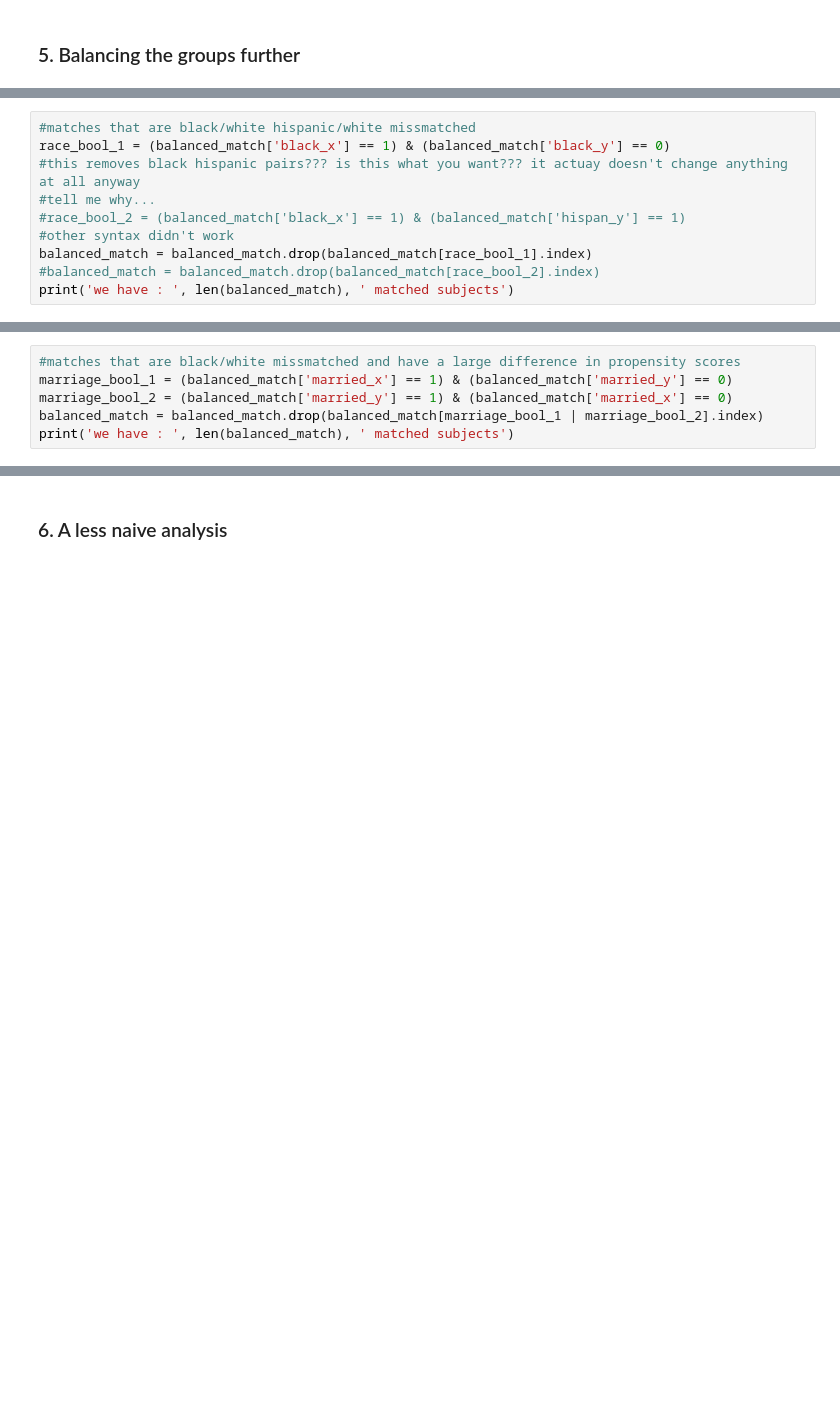
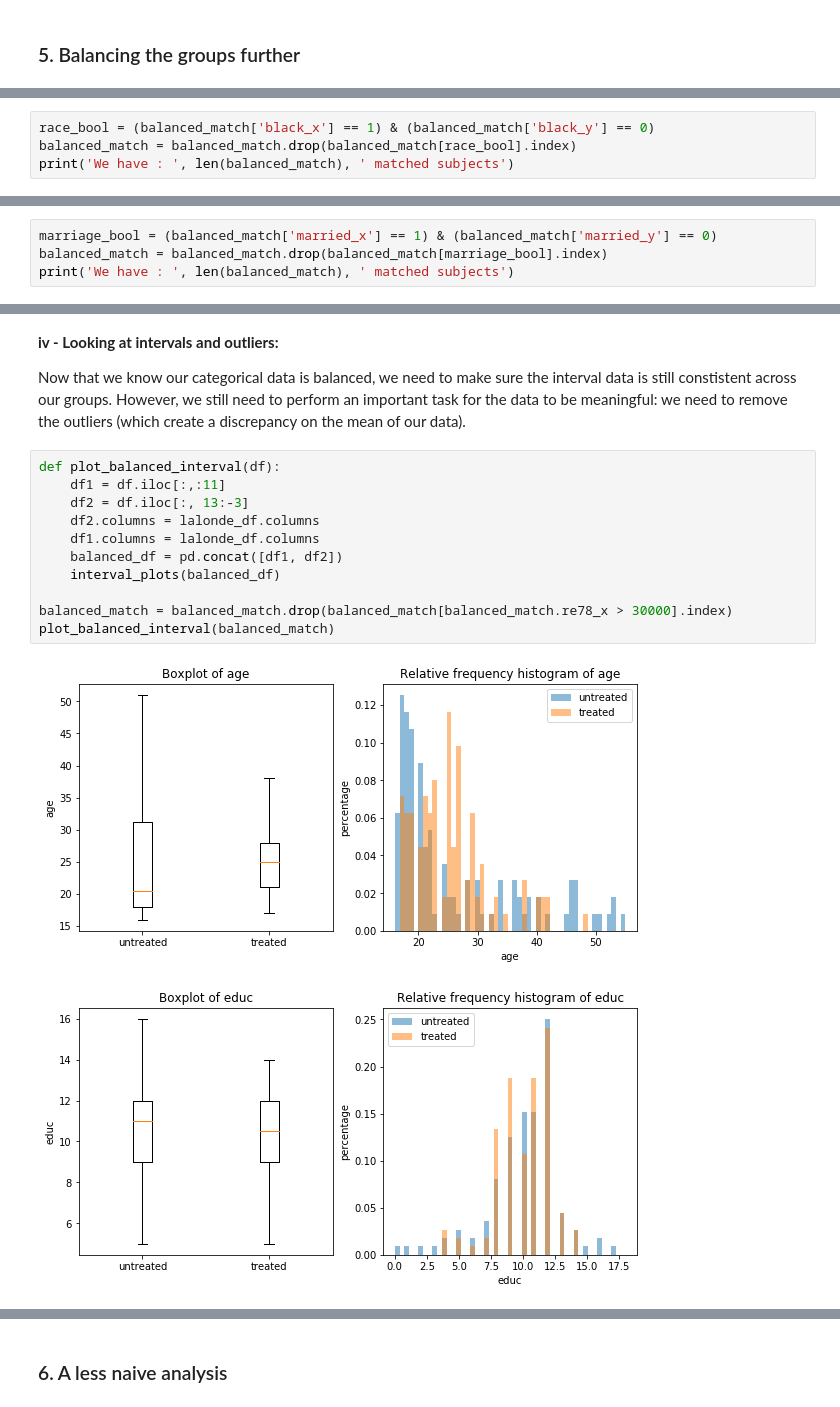
Before and after one commit to mtaziz/ada, a Jupyter notebook: HW4/Homework 4.ipynb, the cells around one changed output, grey strips where cells are left out. Cells and saved outputs as stored; diff of their text form; blank space fills up the shorter version.

```diff
--- a/HW4/Homework 4.ipynb
+++ b/HW4/Homework 4.ipynb
@@ -485,10 +573,0 @@ We now remove the matched pairs that are white/black.
-# %%
-#matches that are black/white hispanic/white missmatched
-race_bool_1 = (balanced_match['black_x'] == 1) & (balanced_match['black_y'] == 0)
-#this removes black hispanic pairs??? is this what you want??? it actuay doesn't change anything at all anyway
-#tell me why...
-#race_bool_2 = (balanced_match['black_x'] == 1) & (balanced_match['hispan_y'] == 1)
-#other syntax didn't work
-balanced_match = balanced_match.drop(balanced_match[race_bool_1].index)
-#balanced_match = balanced_match.drop(balanced_match[race_bool_2].index)
-print('we have : ', len(balanced_match), ' matched subjects')
@@ -510,6 +573,0 @@ plot_blanced_interval(balanced_match)
-# %%
-#matches that are black/white missmatched and have a large difference in propensity scores
-marriage_bool_1 = (balanced_match['married_x'] == 1) & (balanced_match['married_y'] == 0)
-marriage_bool_2 = (balanced_match['married_y'] == 1) & (balanced_match['married_x'] == 0)
-balanced_match = balanced_match.drop(balanced_match[marriage_bool_1 | marriage_bool_2].index)
-print('we have : ', len(balanced_match), ' matched subjects')
@@ -521,0 +588,4 @@ We look at interval data and see blah blah
+# %%
+race_bool = (balanced_match['black_x'] == 1) & (balanced_match['black_y'] == 0)
+balanced_match = balanced_match.drop(balanced_match[race_bool].index)
+print('We have : ', len(balanced_match), ' matched subjects')
@@ -528,0 +606,4 @@ balanced_match = balanced_match.drop(balanced_match[balanced_match.re78_x > 3000
+# %%
+marriage_bool = (balanced_match['married_x'] == 1) & (balanced_match['married_y'] == 0)
+balanced_match = balanced_match.drop(balanced_match[marriage_bool].index)
+print('We have : ', len(balanced_match), ' matched subjects')
@@ -528,0 +622,18 @@ balanced_match = balanced_match.drop(balanced_match[balanced_match.re78_x > 3000
+# %% [markdown]
+**iv - Looking at intervals and outliers:**
+
+Now that we know our categorical data is balanced, we need to make sure the interval data is still constistent across our groups. However, we still need to perform an important task for the data to be meaningful: we need to remove the outliers (which create a discrepancy on the mean of our data).
+# %%
+def plot_balanced_interval(df):
+    df1 = df.iloc[:,:11]
+    df2 = df.iloc[:, 13:-3]
+    df2.columns = lalonde_df.columns
+    df1.columns = lalonde_df.columns
+    balanced_df = pd.concat([df1, df2])
+    interval_plots(balanced_df)
+
+balanced_match = balanced_match.drop(balanced_match[balanced_match.re78_x > 30000].index)
+plot_balanced_interval(balanced_match)
+# %% [output]
+[figure, added]
+[figure, added]
```
Also changed, not shown: parts of 85 cells of this notebook.
